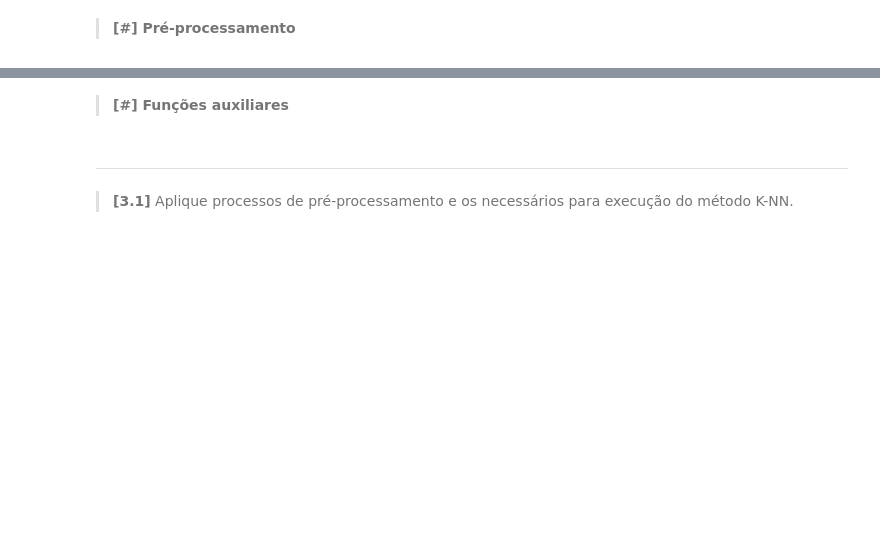
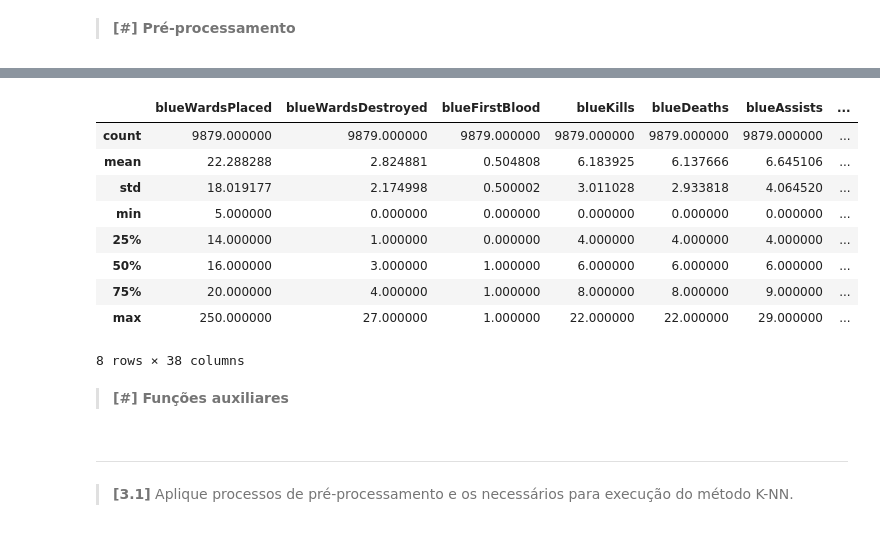
Before and after one commit to cori4nder/ia, a Jupyter notebook: Avaliacao01-IA-2022.ipynb, the cells around one changed output, grey strips where cells are left out. Drawn from its saved outputs; the diff is of its cells as text; code cells hidden in the pictures; blank space fills up the shorter version.

```diff
--- a/Avaliacao01-IA-2022.ipynb
+++ b/Avaliacao01-IA-2022.ipynb
@@ -38,3 +101,19 @@
+# %%
+wins_copy = wins.copy()
+wins_copy = wins_copy.drop(["blueWins", "gameId"], axis = 1)
+# %%
+wins_copy.describe()
+# %% [output]
+|  | blueWardsPlaced | blueWardsDestroyed | blueFirstBlood | blueKills | blueDeaths | blueAssists | ... |
+| count | 9879.000000 | 9879.000000 | 9879.000000 | 9879.000000 | 9879.000000 | 9879.000000 | ... |
+| mean | 22.288288 | 2.824881 | 0.504808 | 6.183925 | 6.137666 | 6.645106 | ... |
+| std | 18.019177 | 2.174998 | 0.500002 | 3.011028 | 2.933818 | 4.064520 | ... |
+| min | 5.000000 | 0.000000 | 0.000000 | 0.000000 | 0.000000 | 0.000000 | ... |
+| 25% | 14.000000 | 1.000000 | 0.000000 | 4.000000 | 4.000000 | 4.000000 | ... |
+| 50% | 16.000000 | 3.000000 | 1.000000 | 6.000000 | 6.000000 | 6.000000 | ... |
+| 75% | 20.000000 | 4.000000 | 1.000000 | 8.000000 | 8.000000 | 9.000000 | ... |
+| max | 250.000000 | 27.000000 | 1.000000 | 22.000000 | 22.000000 | 29.000000 | ... |
+8 rows × 38 columns
 # %% [markdown]
 > **[#] Funções auxiliares**
 # %% [markdown]
```
Also changed, not shown: parts of 7 cells of this notebook.
